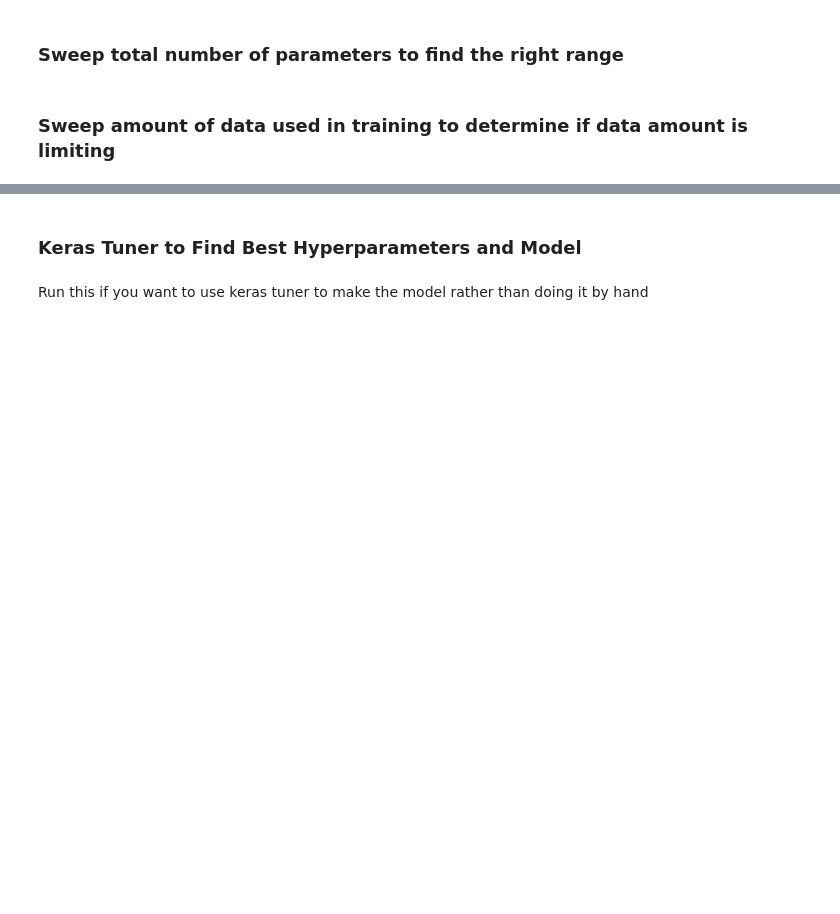
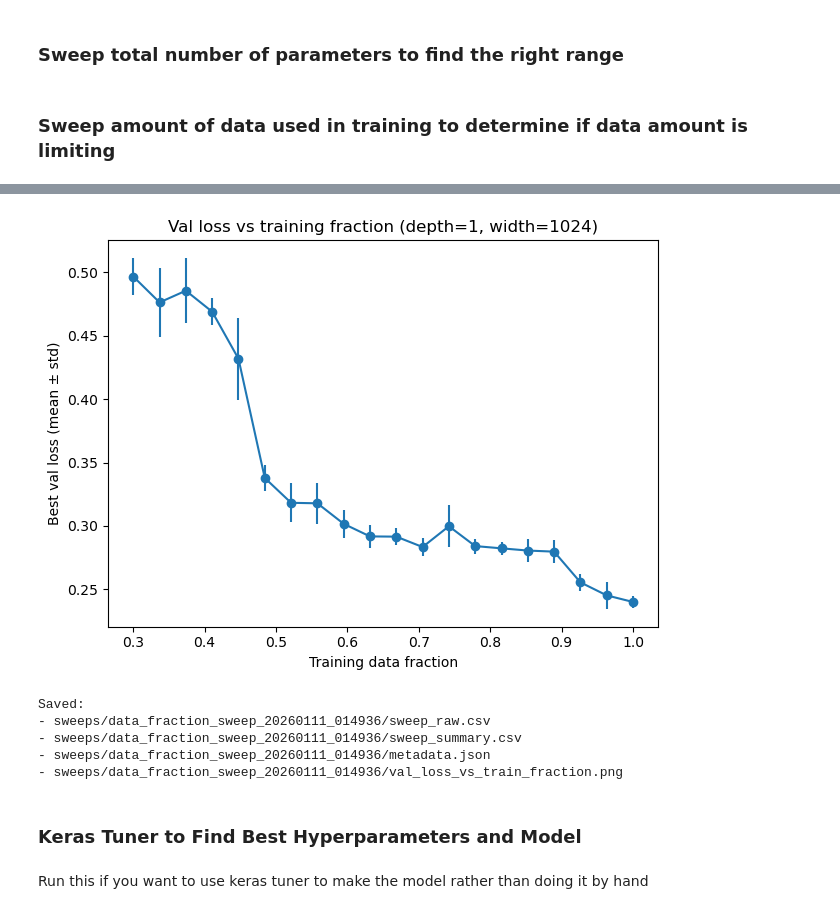
Before and after one commit to abhishekchak52/ML_qubit_design, a Jupyter notebook: model_predict_coupler_NCap_cap_matrix/ml_01_train_keras.ipynb, the cells around one changed output, grey strips where cells are left out. Drawn from its saved outputs; the diff is of its cells as text; code cells hidden in the pictures; blank space fills up the shorter version.

Commit message:
reran test of less data with more points

```diff
--- a/model_predict_coupler_NCap_cap_matrix/ml_01_train_keras.ipynb
+++ b/model_predict_coupler_NCap_cap_matrix/ml_01_train_keras.ipynb
@@ -651,7 +653,7 @@ class LearningRateMonitor(tf.keras.callbacks.Callback):
 
 # Train the model
 history = None
-if not KERAS_TUNER and not SWEEP_PARAM_NUM:
+if not KERAS_TUNER and not SWEEP_PARAM_NUM and not SWEEP_DATA_AMOUNT:
     if train_and_save:
         # Set up early stopping to prevent overfitting by halting training when validation loss stops improving
         early_stopping = EarlyStopping(
@@ -743,7 +745,7 @@ Wall time: 20.3 μs
 # %% [markdown]
 Load the saved best model and use it from now on.
 # %%
-if not KERAS_TUNER and not SWEEP_PARAM_NUM:
+if not KERAS_TUNER and not SWEEP_PARAM_NUM and not SWEEP_DATA_AMOUNT:
     if 'Try Both' not in ENCODING_TYPE:
         model = load_model(best_model_file, custom_objects={})
     else:
@@ -908,7 +910,7 @@ if SWEEP_DATA_AMOUNT:
     FIXED_NEURONS = [FIXED_WIDTH] * FIXED_DEPTH
 
     # This is the fraction of the original dataset we want to train on to compare
-    TRAIN_FRACTIONS = [0.4, 0.5, 0.6, 0.7, 0.8, 0.9, 1.0]
+    TRAIN_FRACTIONS = np.linspace(0.3,1,20)
 
     # averaging over many seeds becasue when you decrease the training data sizes there is more variation due to luck,
     # this gives better comparison for the impact of just the training data size
@@ -1054,27 +1075,45 @@ if SWEEP_DATA_AMOUNT:
 # %%
 if SWEEP_DATA_AMOUNT:
-    # save and plot
+    def _jsonify(o):
+        import numpy as np
+        # numpy array -> list
+        if isinstance(o, np.ndarray):
+            return o.tolist()
+        # numpy scalars -> python scalars
+        if isinstance(o, (np.integer,)):
+            return int(o)
+        if isinstance(o, (np.floating,)):
+            return float(o)
+        # fallback: let json try, otherwise stringify
+        return o
+
     with open(meta_path, "w") as f:
-        json.dump(metadata, f, indent=2)
+        json.dump(metadata, f, indent=2, default=_jsonify)
 
     ##### plot ###
     plt.figure()
     if len(SWEEP_SEEDS) > 1:
-        # error bars across seeds
         yerr = summary["best_val_loss_std"].fillna(0.0).to_numpy()
         plt.errorbar(summary["train_frac"], summary["best_val_loss_mean"], yerr=yerr, marker="o")
         plt.ylabel("Best val loss (mean ± std)")
     else:
         plt.plot(summary["train_frac"], summary["best_val_loss_mean"], marker="o")
         plt.ylabel("Best val loss")
 
     plt.xlabel("Training data fraction")
     plt.title(f"Val loss vs training fraction (depth={FIXED_DEPTH}, width={FIXED_WIDTH})")
     plt.tight_layout()
     plt.savefig(fig_path, dpi=200)
     plt.show()
 
     print(f"\nSaved:\n- {df_path}\n- {summary_path}\n- {meta_path}\n- {fig_path}")
+# %% [output]
+[figure, added]
+Saved:
+- sweeps/data_fraction_sweep_20260111_014936/sweep_raw.csv
+- sweeps/data_fraction_sweep_20260111_014936/sweep_summary.csv
+- sweeps/data_fraction_sweep_20260111_014936/metadata.json
+- sweeps/data_fraction_sweep_20260111_014936/val_loss_vs_train_fraction.png
 # %% [markdown]
 ### Keras Tuner to Find Best Hyperparameters and Model
 # %% [markdown]
```
Also changed, not shown: parts of 12 cells of this notebook, 15 other files.
